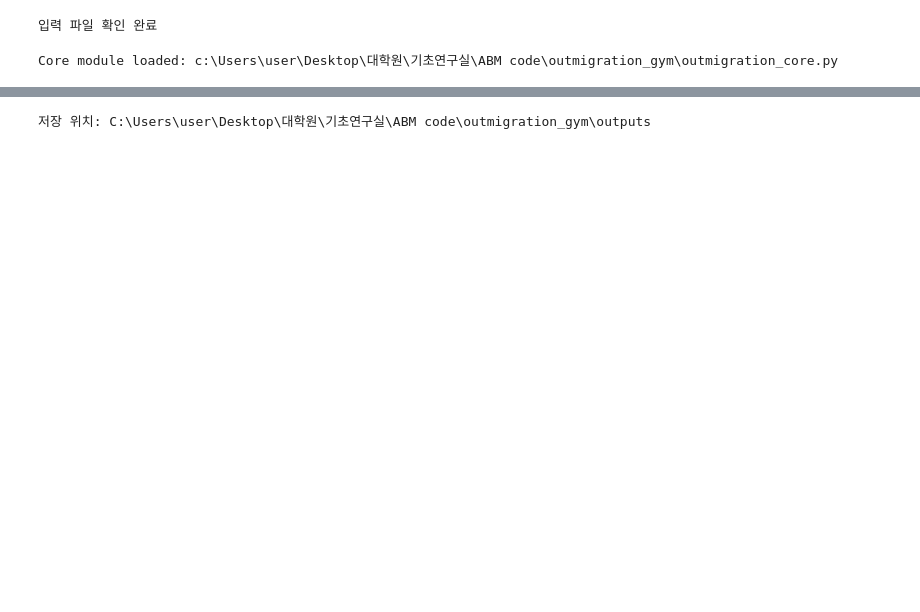
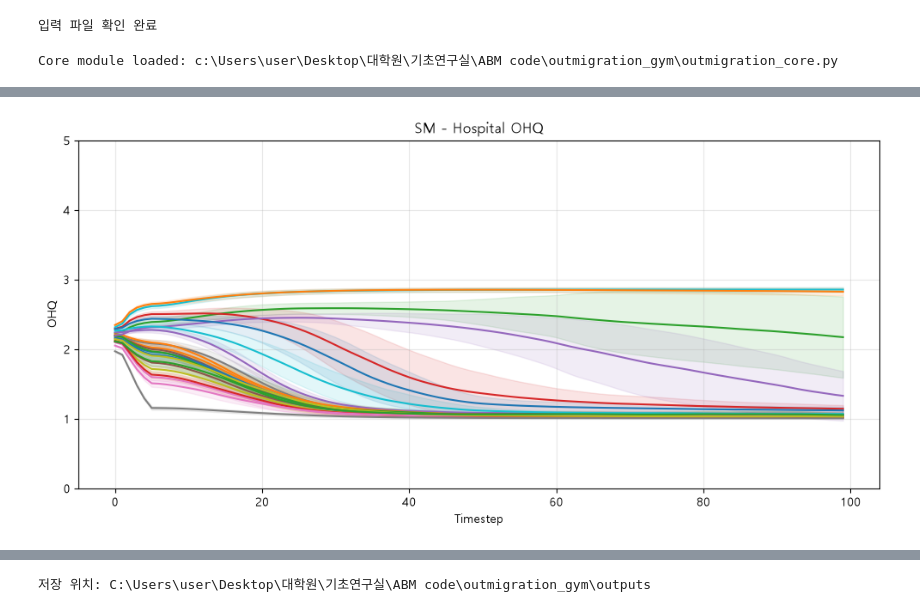
Before and after one commit to hshoon16/outmigration_gym, a Jupyter notebook: outmigration_runner.ipynb, the cells around one changed output, grey strips where cells are left out. Cells and saved outputs as stored; diff of their text form; code cells hidden in the pictures; blank space fills up the shorter version.

```diff
--- a/outmigration_runner.ipynb
+++ b/outmigration_runner.ipynb
@@ -296,0 +318,94 @@ plt.show()
+# %%
+
+timesteps = np.arange(parameter_set.max_dt)
+
+# ==========================================
+# 1. 지역별 Hospital OHQ / PHQ
+# ==========================================
+
+# 2026-11-02: show regional OHQ and PHQ seed-validation plots as separate notebook figures.
+for region_idx, region in enumerate(region_labels):
+    idx_hospitals = np.flatnonzero(hospital_regions == region)
+    for metric in ["OHQ", "PHQ"]:
+        fig, ax = plt.subplots(figsize=(10, 5))
+        for h in idx_hospitals:
+            values = results[metric][:, :, h]
+            mean = values.mean(axis=0)
+            std = values.std(axis=0)
+            line, = ax.plot(timesteps, mean, label=hospital_names[h])
+            ax.fill_between(
+                timesteps, mean - std, mean + std, color=line.get_color(), alpha=0.12
+            )
+        ax.set(title=f"{region} - Hospital {metric}", xlabel='Timestep', ylabel=metric, ylim=(0, 5))
+        ax.grid(alpha=0.3)
+        # ax.legend(loc='upper center', bbox_to_anchor=(0.5, -0.2), fontsize=8)
+        fig.tight_layout()
+        plt.show()
+
+
+# ==========================================
+# 2. 모든 지역의 PRQ를 하나의 그래프에 표시
+# ==========================================
+
+fig, ax = plt.subplots(figsize=(12, 6))
+
+for region_idx, region in enumerate(region_labels):
+
+    values = results["PRQ"][:, :, region_idx]
+
+    mean = values.mean(axis=0)
+    std = values.std(axis=0)
+
+    line, = ax.plot(
+        timesteps,
+        mean,
+        label=region,
+        linewidth=2
+    )
+
+    ax.fill_between(
+        timesteps,
+        mean - std,
+        mean + std,
+        color=line.get_color(),
+        alpha=0.15
+    )
+
+ax.set_title("Regional PRQ Across Random Seeds")
+ax.set_xlabel("Timestep")
+ax.set_ylabel("PRQ")
+ax.grid(alpha=0.3)
+ax.legend(title="Region")
+
+plt.tight_layout()
+plt.show()
+
+# 2026-11-02: display total and residence-region outmigration probability across base-simulation seeds.
+outmigration_total = results['OUTMIGRATION_TOTAL']
+mean_outmigration_total = outmigration_total.mean(axis=0)
+std_outmigration_total = outmigration_total.std(axis=0)
+fig, ax = plt.subplots(figsize=(9, 5))
+ax.plot(timesteps, mean_outmigration_total, color='black')
+ax.fill_between(
+    timesteps, mean_outmigration_total - std_outmigration_total,
+    mean_outmigration_total + std_outmigration_total, color='black', alpha=0.15
+)
+ax.set(title='Population-weighted Outmigration Probability Across Random Seeds', xlabel='Timestep', ylabel='Probability', ylim=(0, 1))
+ax.grid(alpha=0.3)
+fig.tight_layout()
+plt.show()
+
+fig, ax = plt.subplots(figsize=(11, 6))
+for region_idx, region in enumerate(region_labels):
+    values = results['OUTMIGRATION_BY_REGION'][:, :, region_idx]
+    mean = values.mean(axis=0)
+    std = values.std(axis=0)
+    line, = ax.plot(timesteps, mean, label=region, linewidth=2)
+    ax.fill_between(timesteps, mean - std, mean + std, color=line.get_color(), alpha=0.15)
+ax.set(title='Outmigration Probability by Residence Region Across Random Seeds', xlabel='Timestep', ylabel='Probability', ylim=(0, 1))
+ax.grid(alpha=0.3)
+ax.legend(title='Region')
+fig.tight_layout()
+plt.show()
+# %% [output]
+[figure, added]
```
Also changed, not shown: parts of 27 cells of this notebook, 11 other files.
